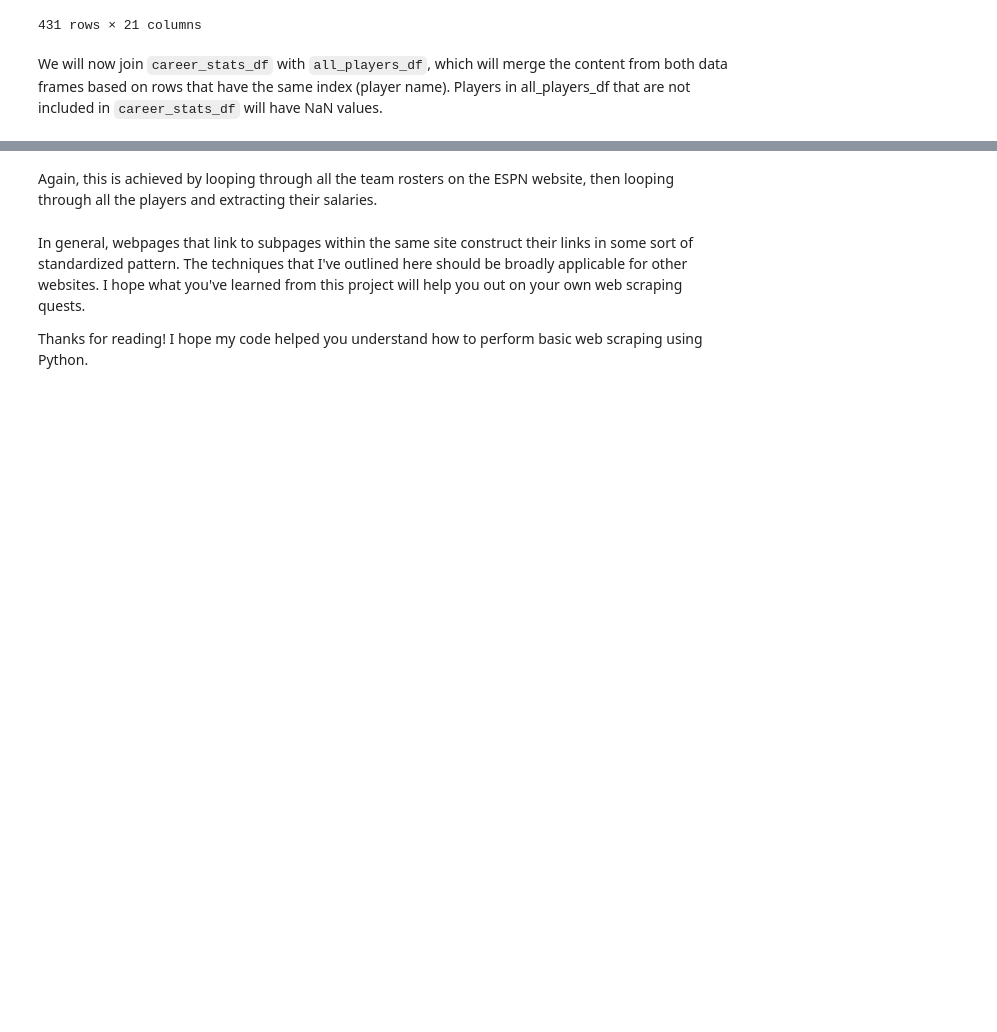
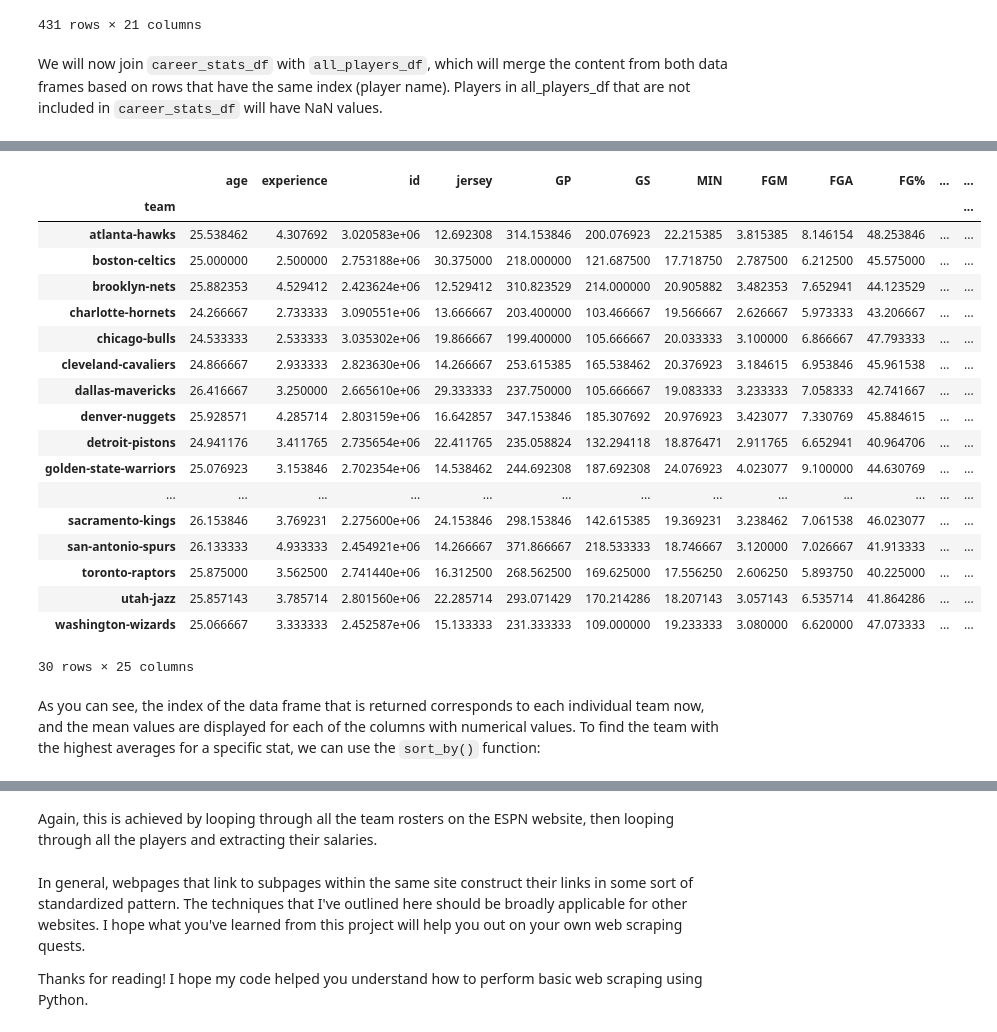
Before and after one commit to erilu/web-scraping-NBA-statistics, a Jupyter notebook: scrape-nba-salaries-notebook.ipynb, the cells around one changed output, grey strips where cells are left out. Saved outputs shown, nothing was run; the diff lists cells and outputs as text; code cells hidden in the pictures; blank space fills up the shorter version.

Commit message:
begin analysis and stat calculations

```diff
--- a/scrape-nba-salaries-notebook.ipynb
+++ b/scrape-nba-salaries-notebook.ipynb
@@ -371,0 +355,3 @@ Now that we have gathered and organized the roster data from each team, we can u
+# %%
+all_stats_df = pd.read_csv("NBA_player_info_and_stats_joined_mar2020.csv", index_col=0)
+all_stats_df
@@ -371,0 +377,25 @@ Now that we have gathered and organized the roster data from each team, we can u
+# %%
+mean_df = all_stats_df.groupby('team').mean()
+mean_df
+# %% [output]
+|  | age | experience | id | jersey | GP | GS | MIN | FGM | FGA | FG% | ... | ... |
+| team |  |  |  |  |  |  |  |  |  |  |  | ... |
+| atlanta-hawks | 25.538462 | 4.307692 | 3.020583e+06 | 12.692308 | 314.153846 | 200.076923 | 22.215385 | 3.815385 | 8.146154 | 48.253846 | ... | ... |
+| boston-celtics | 25.000000 | 2.500000 | 2.753188e+06 | 30.375000 | 218.000000 | 121.687500 | 17.718750 | 2.787500 | 6.212500 | 45.575000 | ... | ... |
+| brooklyn-nets | 25.882353 | 4.529412 | 2.423624e+06 | 12.529412 | 310.823529 | 214.000000 | 20.905882 | 3.482353 | 7.652941 | 44.123529 | ... | ... |
+| charlotte-hornets | 24.266667 | 2.733333 | 3.090551e+06 | 13.666667 | 203.400000 | 103.466667 | 19.566667 | 2.626667 | 5.973333 | 43.206667 | ... | ... |
+| chicago-bulls | 24.533333 | 2.533333 | 3.035302e+06 | 19.866667 | 199.400000 | 105.666667 | 20.033333 | 3.100000 | 6.866667 | 47.793333 | ... | ... |
+| cleveland-cavaliers | 24.866667 | 2.933333 | 2.823630e+06 | 14.266667 | 253.615385 | 165.538462 | 20.376923 | 3.184615 | 6.953846 | 45.961538 | ... | ... |
+| dallas-mavericks | 26.416667 | 3.250000 | 2.665610e+06 | 29.333333 | 237.750000 | 105.666667 | 19.083333 | 3.233333 | 7.058333 | 42.741667 | ... | ... |
+| denver-nuggets | 25.928571 | 4.285714 | 2.803159e+06 | 16.642857 | 347.153846 | 185.307692 | 20.976923 | 3.423077 | 7.330769 | 45.884615 | ... | ... |
+| detroit-pistons | 24.941176 | 3.411765 | 2.735654e+06 | 22.411765 | 235.058824 | 132.294118 | 18.876471 | 2.911765 | 6.652941 | 40.964706 | ... | ... |
+| golden-state-warriors | 25.076923 | 3.153846 | 2.702354e+06 | 14.538462 | 244.692308 | 187.692308 | 24.076923 | 4.023077 | 9.100000 | 44.630769 | ... | ... |
+| ... | ... | ... | ... | ... | ... | ... | ... | ... | ... | ... | ... | ... |
+| sacramento-kings | 26.153846 | 3.769231 | 2.275600e+06 | 24.153846 | 298.153846 | 142.615385 | 19.369231 | 3.238462 | 7.061538 | 46.023077 | ... | ... |
+| san-antonio-spurs | 26.133333 | 4.933333 | 2.454921e+06 | 14.266667 | 371.866667 | 218.533333 | 18.746667 | 3.120000 | 7.026667 | 41.913333 | ... | ... |
+| toronto-raptors | 25.875000 | 3.562500 | 2.741440e+06 | 16.312500 | 268.562500 | 169.625000 | 17.556250 | 2.606250 | 5.893750 | 40.225000 | ... | ... |
+| utah-jazz | 25.857143 | 3.785714 | 2.801560e+06 | 22.285714 | 293.071429 | 170.214286 | 18.207143 | 3.057143 | 6.535714 | 41.864286 | ... | ... |
+| washington-wizards | 25.066667 | 3.333333 | 2.452587e+06 | 15.133333 | 231.333333 | 109.000000 | 19.233333 | 3.080000 | 6.620000 | 47.073333 | ... | ... |
+30 rows × 25 columns
+# %% [markdown]
+As you can see, the index of the data frame that is returned corresponds to each individual team now, and the mean values are displayed for each of the columns with numerical values. To find the team with the highest averages for a specific stat, we can use the `sort_by()` function:
```
Also changed, not shown: parts of 7 cells of this notebook.
